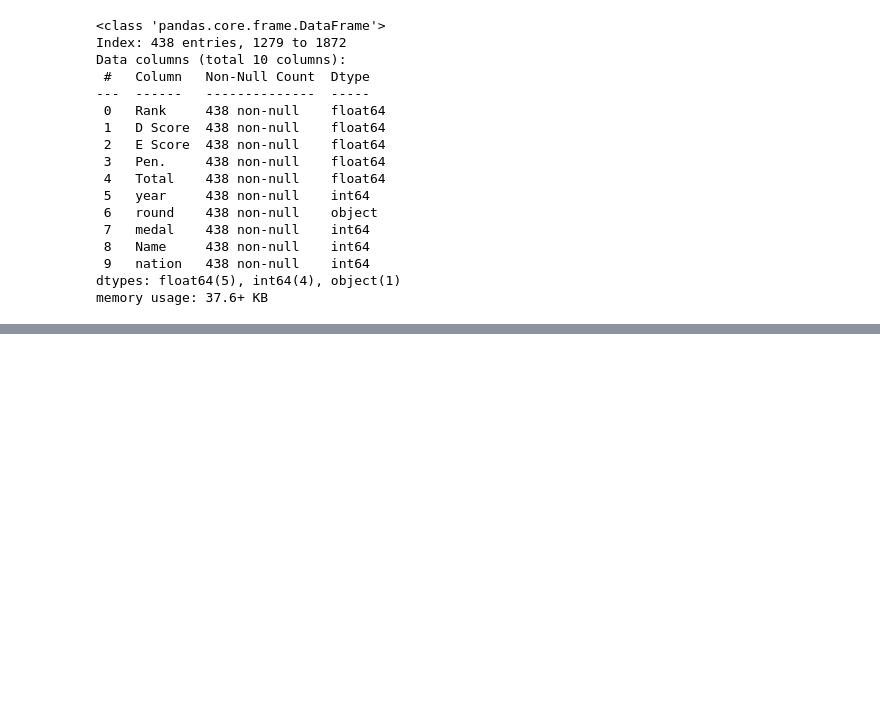
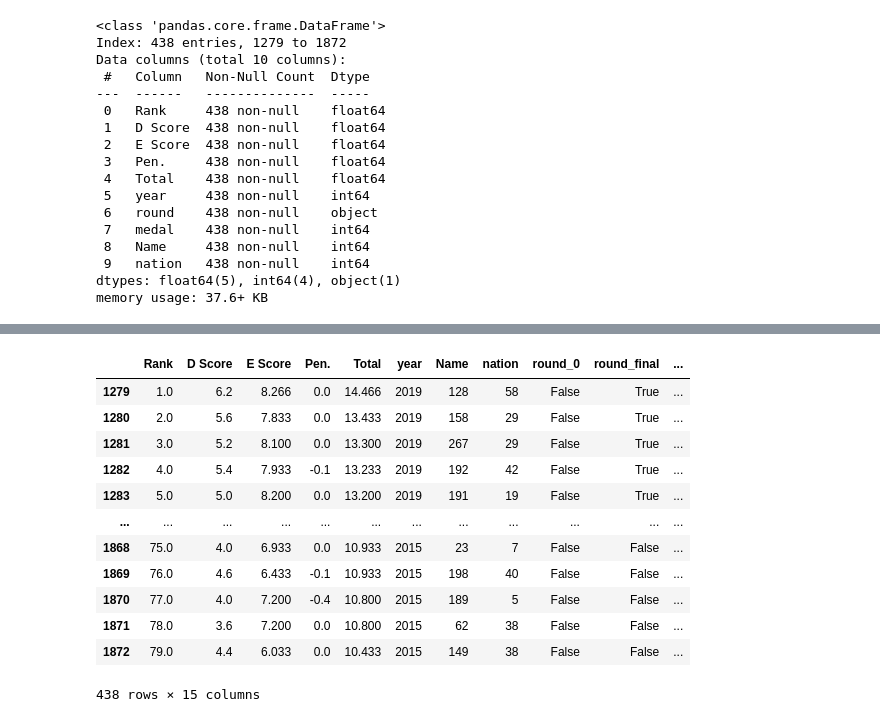
Before and after one commit to RyanJTalbot/MSDS, a Jupyter notebook: Core/Data Mining Foundations/Data Mining Project/Project/competition_gym2023/Combine_Data/explore womens fx.ipynb, the cells around one changed output, grey strips where cells are left out. Saved outputs shown, nothing was run; the diff lists cells and outputs as text; code cells hidden in the pictures; blank space fills up the shorter version.

```diff
--- a/Core/Data Mining Foundations/Data Mining Project/Project/competition_gym2023/Combine_Data/explore womens fx.ipynb
+++ b/Core/Data Mining Foundations/Data Mining Project/Project/competition_gym2023/Combine_Data/explore womens fx.ipynb
@@ -466,0 +687,8 @@ dtype: float64
+# %%
+features = X
+target = y
+
+X_train, X_val, y_train, y_val = train_test_split(
+    X, y, random_state=0)
+model = Ridge(alpha=1e-2).fit(X_train, y_train)
+model.score(X_val, y_val)
@@ -466,0 +718,16 @@ dtype: float64
+# %%
+features
+# %% [output]
+|  | Rank | D Score | E Score | Pen. | Total | year | Name | nation | round_0 | round_final | ... |
+| 1279 | 1.0 | 6.2 | 8.266 | 0.0 | 14.466 | 2019 | 128 | 58 | False | True | ... |
+| 1280 | 2.0 | 5.6 | 7.833 | 0.0 | 13.433 | 2019 | 158 | 29 | False | True | ... |
+| 1281 | 3.0 | 5.2 | 8.100 | 0.0 | 13.300 | 2019 | 267 | 29 | False | True | ... |
+| 1282 | 4.0 | 5.4 | 7.933 | -0.1 | 13.233 | 2019 | 192 | 42 | False | True | ... |
+| 1283 | 5.0 | 5.0 | 8.200 | 0.0 | 13.200 | 2019 | 191 | 19 | False | True | ... |
+| ... | ... | ... | ... | ... | ... | ... | ... | ... | ... | ... | ... |
+| 1868 | 75.0 | 4.0 | 6.933 | 0.0 | 10.933 | 2015 | 23 | 7 | False | False | ... |
+| 1869 | 76.0 | 4.6 | 6.433 | -0.1 | 10.933 | 2015 | 198 | 40 | False | False | ... |
+| 1870 | 77.0 | 4.0 | 7.200 | -0.4 | 10.800 | 2015 | 189 | 5 | False | False | ... |
+| 1871 | 78.0 | 3.6 | 7.200 | 0.0 | 10.800 | 2015 | 62 | 38 | False | False | ... |
+| 1872 | 79.0 | 4.4 | 6.033 | 0.0 | 10.433 | 2015 | 149 | 38 | False | False | ... |
+438 rows × 15 columns
```
Also changed, not shown: parts of 40 cells of this notebook, 13 other files.
